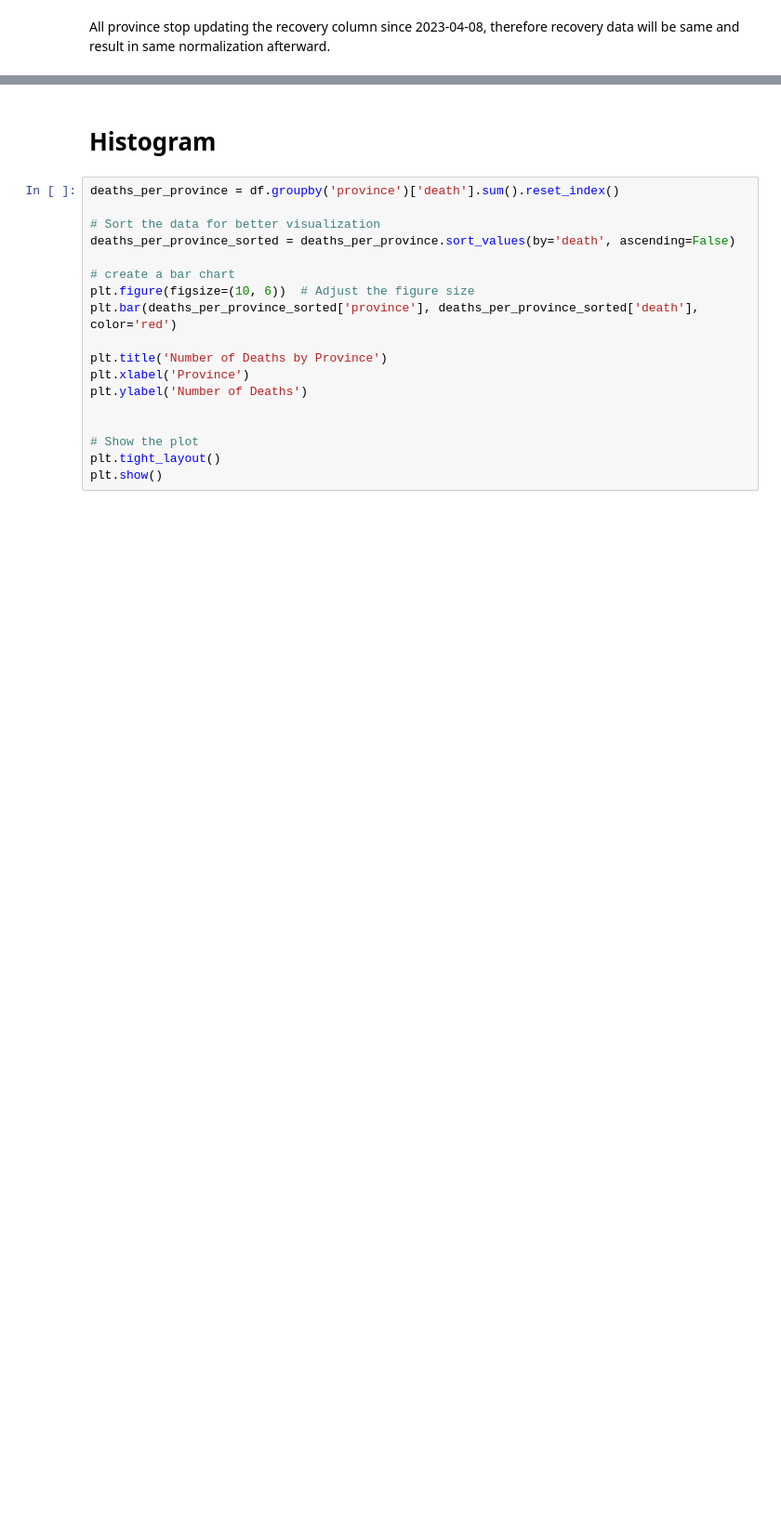
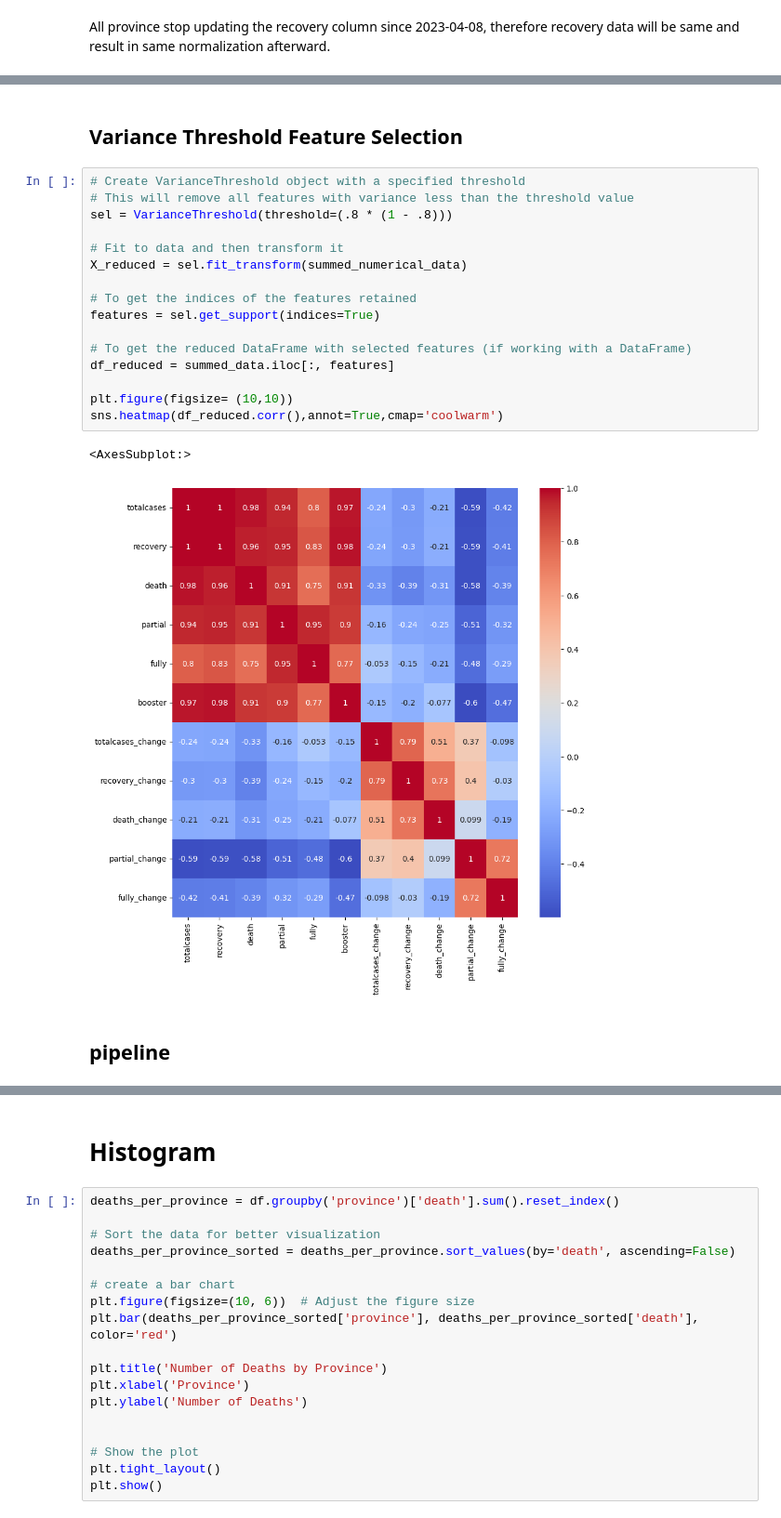
Before and after one commit to William-67/Analysis-of-efficacy-of-Covid19-Vaccination, a Jupyter notebook: Phase 4/data_summarization.ipynb, the cells around one changed output, grey strips where cells are left out. Shown: that part at 93% size. Cells and saved outputs as stored; diff of their text form; blank space fills up the shorter version.

```diff
--- a/Phase 4/data_summarization.ipynb
+++ b/Phase 4/data_summarization.ipynb
@@ -249,0 +304,23 @@ All province stop updating the recovery column since 2023-04-08, therefore recov
+# %% [markdown]
+## Variance Threshold Feature Selection
+# %%
+# Create VarianceThreshold object with a specified threshold
+# This will remove all features with variance less than the threshold value
+sel = VarianceThreshold(threshold=(.8 * (1 - .8)))
+
+# Fit to data and then transform it
+X_reduced = sel.fit_transform(summed_numerical_data)
+
+# To get the indices of the features retained
+features = sel.get_support(indices=True)
+
+# To get the reduced DataFrame with selected features (if working with a DataFrame)
+df_reduced = summed_data.iloc[:, features]
+
+plt.figure(figsize= (10,10))
+sns.heatmap(df_reduced.corr(),annot=True,cmap='coolwarm')
+# %% [output]
+<AxesSubplot:>
+[figure, added]
+# %% [markdown]
+## pipeline
```
Also changed, not shown: parts of 8 cells of this notebook, 2 other files.
